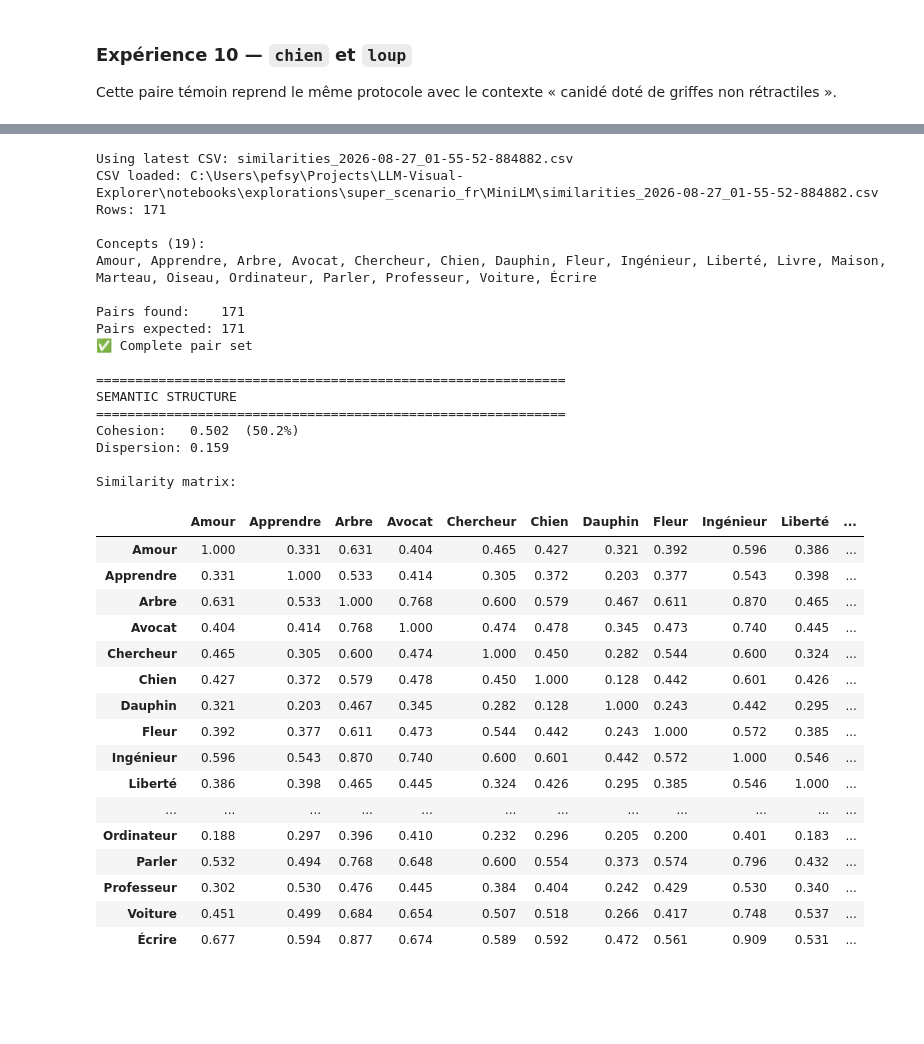
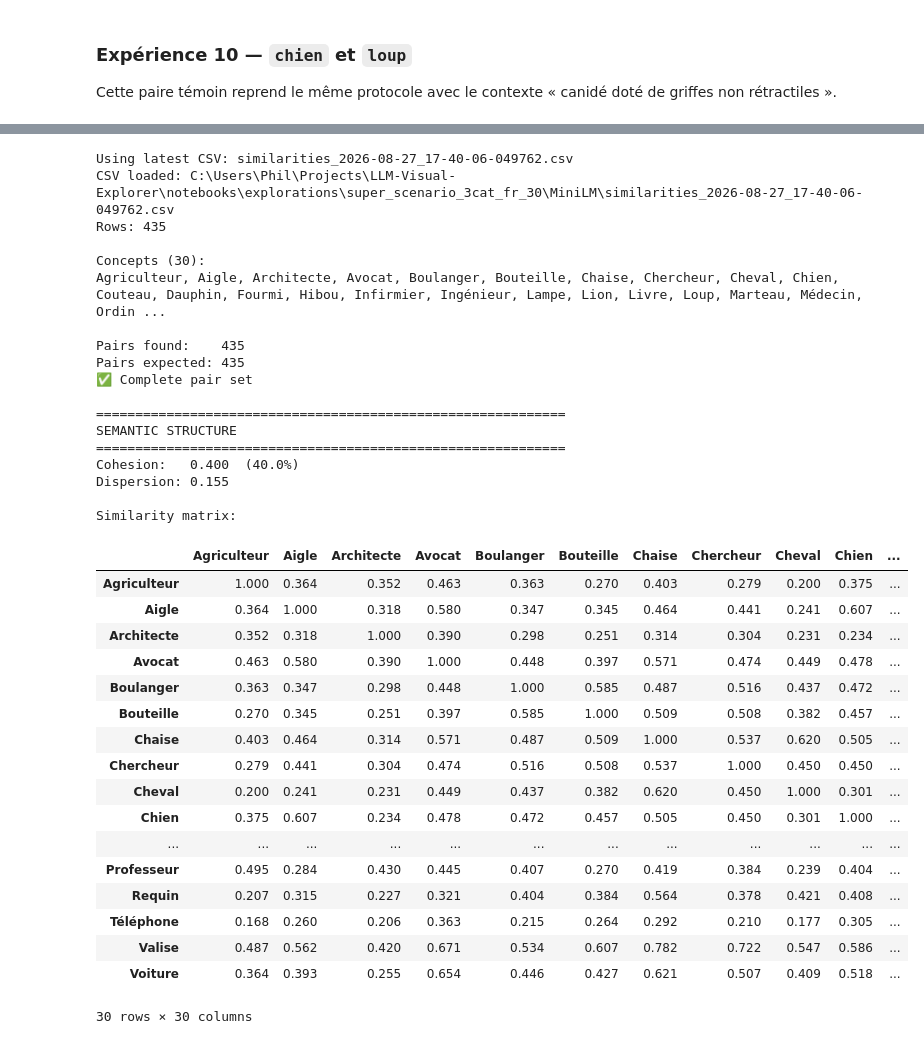
Before and after one commit to TintinDeBrest/LLM-Visual-Explorer, a Jupyter notebook: notebooks/LlmExpl_Context_lab.ipynb, the cells around one changed output, grey strips where cells are left out. Saved outputs shown, nothing was run; the diff lists cells and outputs as text; code cells hidden in the pictures; blank space fills up the shorter version.

```diff
--- a/notebooks/LlmExpl_Context_lab.ipynb
+++ b/notebooks/LlmExpl_Context_lab.ipynb
@@ -826,7 +773,7 @@ import pandas as pd
 # ------------------------------------------------------------
 
 folder = Path(
-    r"C:\Users\pefsy\Projects\LLM-Visual-Explorer\notebooks\explorations\super_scenario_fr\MiniLM"
+    r"C:\Users\Phil\Projects\LLM-Visual-Explorer\notebooks\explorations\super_scenario_3cat_fr_30\MiniLM"
 )
 
 CSV_PATH = max(
@@ -885,56 +832,57 @@ for _, row in df.iterrows():
 
 
 # ------------------------------------------------------------
 # 4 — Compute scenario cohesion
 # ------------------------------------------------------------
 
 pair_similarities = df["Similarity"].to_numpy()
 
 cohesion = pair_similarities.mean()
 dispersion = pair_similarities.std()
 
 print("\n" + "=" * 60)
 print("SEMANTIC STRUCTURE")
 print("=" * 60)
 
 print(f"Cohesion:   {cohesion:.3f}  ({cohesion:.1%})")
 print(f"Dispersion: {dispersion:.3f}")
 
 print("\nSimilarity matrix:")
 display(similarity_matrix.round(3))
 # %% [output]
-Using latest CSV: similarities_2026-08-27_01-55-52-884882.csv
-CSV loaded: C:\Users\pefsy\Projects\LLM-Visual-Explorer\notebooks\explorations\super_scenario_fr\MiniLM\similarities_2026-08-27_01-55-52-884882.csv
-Rows: 171
+Using latest CSV: similarities_2026-08-27_17-40-06-049762.csv
+CSV loaded: C:\Users\Phil\Projects\LLM-Visual-Explorer\notebooks\explorations\super_scenario_3cat_fr_30\MiniLM\similarities_2026-08-27_17-40-06-049762.csv
+Rows: 435
 
-Concepts (19):
-Amour, Apprendre, Arbre, Avocat, Chercheur, Chien, Dauphin, Fleur, Ingénieur, Liberté, Livre, Maison, Marteau, Oiseau, Ordinateur, Parler, Professeur, Voiture, Écrire
+Concepts (30):
+Agriculteur, Aigle, Architecte, Avocat, Boulanger, Bouteille, Chaise, Chercheur, Cheval, Chien, Couteau, Dauphin, Fourmi, Hibou, Infirmier, Ingénieur, Lampe, Lion, Livre, Loup, Marteau, Médecin, Ordin ...
 
-Pairs found:    171
-Pairs expected: 171
+Pairs found:    435
+Pairs expected: 435
 ✅ Complete pair set
 
 ============================================================
 SEMANTIC STRUCTURE
 ============================================================
-Cohesion:   0.502  (50.2%)
-Dispersion: 0.159
+Cohesion:   0.400  (40.0%)
+Dispersion: 0.155
 
 Similarity matrix:
-|  | Amour | Apprendre | Arbre | Avocat | Chercheur | Chien | Dauphin | Fleur | Ingénieur | Liberté | ... |
-| Amour | 1.000 | 0.331 | 0.631 | 0.404 | 0.465 | 0.427 | 0.321 | 0.392 | 0.596 | 0.386 | ... |
-| Apprendre | 0.331 | 1.000 | 0.533 | 0.414 | 0.305 | 0.372 | 0.203 | 0.377 | 0.543 | 0.398 | ... |
-| Arbre | 0.631 | 0.533 | 1.000 | 0.768 | 0.600 | 0.579 | 0.467 | 0.611 | 0.870 | 0.465 | ... |
-| Avocat | 0.404 | 0.414 | 0.768 | 1.000 | 0.474 | 0.478 | 0.345 | 0.473 | 0.740 | 0.445 | ... |
-| Chercheur | 0.465 | 0.305 | 0.600 | 0.474 | 1.000 | 0.450 | 0.282 | 0.544 | 0.600 | 0.324 | ... |
-| Chien | 0.427 | 0.372 | 0.579 | 0.478 | 0.450 | 1.000 | 0.128 | 0.442 | 0.601 | 0.426 | ... |
-| Dauphin | 0.321 | 0.203 | 0.467 | 0.345 | 0.282 | 0.128 | 1.000 | 0.243 | 0.442 | 0.295 | ... |
-| Fleur | 0.392 | 0.377 | 0.611 | 0.473 | 0.544 | 0.442 | 0.243 | 1.000 | 0.572 | 0.385 | ... |
-| Ingénieur | 0.596 | 0.543 | 0.870 | 0.740 | 0.600 | 0.601 | 0.442 | 0.572 | 1.000 | 0.546 | ... |
-| Liberté | 0.386 | 0.398 | 0.465 | 0.445 | 0.324 | 0.426 | 0.295 | 0.385 | 0.546 | 1.000 | ... |
+|  | Agriculteur | Aigle | Architecte | Avocat | Boulanger | Bouteille | Chaise | Chercheur | Cheval | Chien | ... |
+| Agriculteur | 1.000 | 0.364 | 0.352 | 0.463 | 0.363 | 0.270 | 0.403 | 0.279 | 0.200 | 0.375 | ... |
+| Aigle | 0.364 | 1.000 | 0.318 | 0.580 | 0.347 | 0.345 | 0.464 | 0.441 | 0.241 | 0.607 | ... |
+| Architecte | 0.352 | 0.318 | 1.000 | 0.390 | 0.298 | 0.251 | 0.314 | 0.304 | 0.231 | 0.234 | ... |
+| Avocat | 0.463 | 0.580 | 0.390 | 1.000 | 0.448 | 0.397 | 0.571 | 0.474 | 0.449 | 0.478 | ... |
+| Boulanger | 0.363 | 0.347 | 0.298 | 0.448 | 1.000 | 0.585 | 0.487 | 0.516 | 0.437 | 0.472 | ... |
+| Bouteille | 0.270 | 0.345 | 0.251 | 0.397 | 0.585 | 1.000 | 0.509 | 0.508 | 0.382 | 0.457 | ... |
+| Chaise | 0.403 | 0.464 | 0.314 | 0.571 | 0.487 | 0.509 | 1.000 | 0.537 | 0.620 | 0.505 | ... |
+| Chercheur | 0.279 | 0.441 | 0.304 | 0.474 | 0.516 | 0.508 | 0.537 | 1.000 | 0.450 | 0.450 | ... |
+| Cheval | 0.200 | 0.241 | 0.231 | 0.449 | 0.437 | 0.382 | 0.620 | 0.450 | 1.000 | 0.301 | ... |
+| Chien | 0.375 | 0.607 | 0.234 | 0.478 | 0.472 | 0.457 | 0.505 | 0.450 | 0.301 | 1.000 | ... |
 | ... | ... | ... | ... | ... | ... | ... | ... | ... | ... | ... | ... |
-| Ordinateur | 0.188 | 0.297 | 0.396 | 0.410 | 0.232 | 0.296 | 0.205 | 0.200 | 0.401 | 0.183 | ... |
-| Parler | 0.532 | 0.494 | 0.768 | 0.648 | 0.600 | 0.554 | 0.373 | 0.574 | 0.796 | 0.432 | ... |
-| Professeur | 0.302 | 0.530 | 0.476 | 0.445 | 0.384 | 0.404 | 0.242 | 0.429 | 0.530 | 0.340 | ... |
-| Voiture | 0.451 | 0.499 | 0.684 | 0.654 | 0.507 | 0.518 | 0.266 | 0.417 | 0.748 | 0.537 | ... |
-| Écrire | 0.677 | 0.594 | 0.877 | 0.674 | 0.589 | 0.592 | 0.472 | 0.561 | 0.909 | 0.531 | ... |
+| Professeur | 0.495 | 0.284 | 0.430 | 0.445 | 0.407 | 0.270 | 0.419 | 0.384 | 0.239 | 0.404 | ... |
+| Requin | 0.207 | 0.315 | 0.227 | 0.321 | 0.404 | 0.384 | 0.564 | 0.378 | 0.421 | 0.408 | ... |
+| Téléphone | 0.168 | 0.260 | 0.206 | 0.363 | 0.215 | 0.264 | 0.292 | 0.210 | 0.177 | 0.305 | ... |
+| Valise | 0.487 | 0.562 | 0.420 | 0.671 | 0.534 | 0.607 | 0.782 | 0.722 | 0.547 | 0.586 | ... |
+| Voiture | 0.364 | 0.393 | 0.255 | 0.654 | 0.446 | 0.427 | 0.621 | 0.507 | 0.409 | 0.518 | ... |
+30 rows × 30 columns
```
Also changed, not shown: parts of 27 cells of this notebook, 15 other files.
